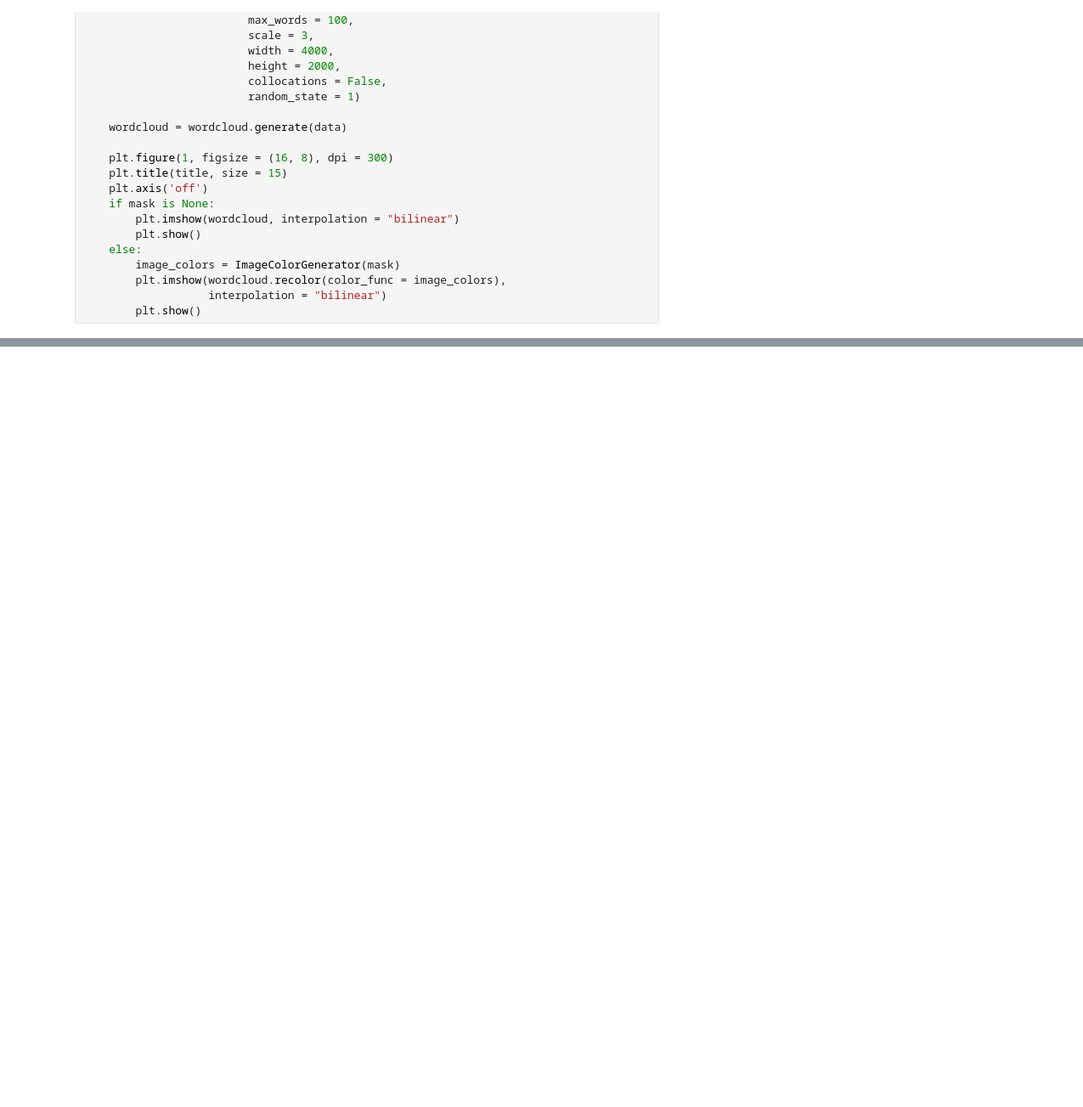
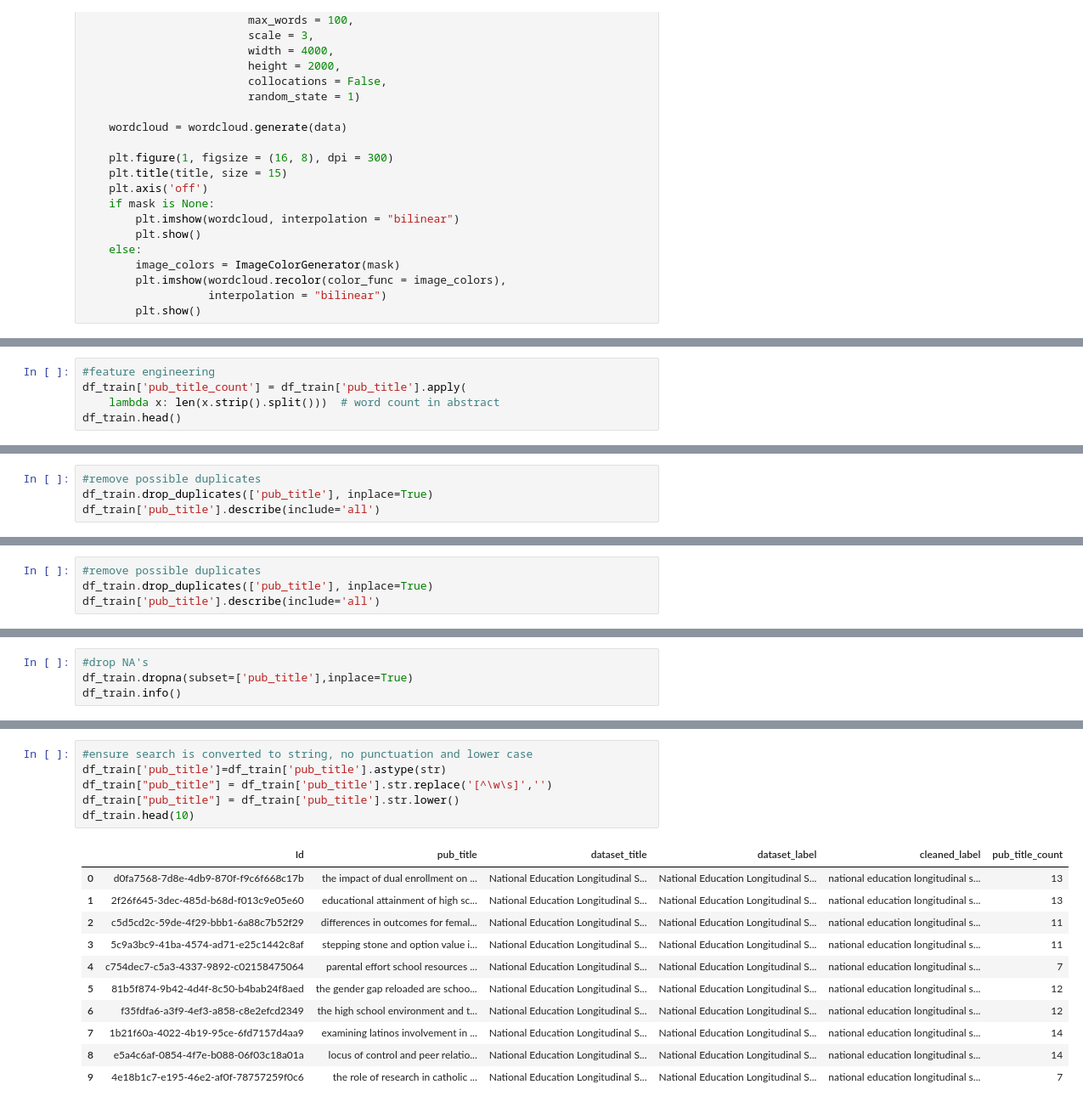
Before and after one commit to ghPRao/NLP_article_reference, a Jupyter notebook: notebooks/eda.ipynb, the cells around one changed output, grey strips where cells are left out. Shown at 85% size. Saved outputs shown, nothing was run; the diff lists cells and outputs as text; blank space fills up the shorter version.

```diff
--- a/notebooks/eda.ipynb
+++ b/notebooks/eda.ipynb
@@ -187,0 +249,5 @@ NameError: name 'show_wordcloud' is not defined
+# %%
+#feature engineering
+df_train['pub_title_count'] = df_train['pub_title'].apply(
+    lambda x: len(x.strip().split()))  # word count in abstract
+df_train.head()
@@ -187,0 +261,4 @@ NameError: name 'show_wordcloud' is not defined
+# %%
+#remove possible duplicates
+df_train.drop_duplicates(['pub_title'], inplace=True)
+df_train['pub_title'].describe(include='all')
@@ -187,0 +271,4 @@ NameError: name 'show_wordcloud' is not defined
+# %%
+#remove possible duplicates
+df_train.drop_duplicates(['pub_title'], inplace=True)
+df_train['pub_title'].describe(include='all')
@@ -187,0 +281,4 @@ NameError: name 'show_wordcloud' is not defined
+# %%
+#drop NA's
+df_train.dropna(subset=['pub_title'],inplace=True)
+df_train.info()
@@ -187,0 +318,18 @@ NameError: name 'show_wordcloud' is not defined
+# %%
+#ensure search is converted to string, no punctuation and lower case
+df_train['pub_title']=df_train['pub_title'].astype(str)
+df_train["pub_title"] = df_train['pub_title'].str.replace('[^\w\s]','')
+df_train["pub_title"] = df_train['pub_title'].str.lower()
+df_train.head(10)
+# %% [output]
+|  | Id | pub_title | dataset_title | dataset_label | cleaned_label | pub_title_count |
+| 0 | d0fa7568-7d8e-4db9-870f-f9c6f668c17b | the impact of dual enrollment on ... | National Education Longitudinal S... | National Education Longitudinal S... | national education longitudinal s... | 13 |
+| 1 | 2f26f645-3dec-485d-b68d-f013c9e05e60 | educational attainment of high sc... | National Education Longitudinal S... | National Education Longitudinal S... | national education longitudinal s... | 13 |
+| 2 | c5d5cd2c-59de-4f29-bbb1-6a88c7b52f29 | differences in outcomes for femal... | National Education Longitudinal S... | National Education Longitudinal S... | national education longitudinal s... | 11 |
+| 3 | 5c9a3bc9-41ba-4574-ad71-e25c1442c8af | stepping stone and option value i... | National Education Longitudinal S... | National Education Longitudinal S... | national education longitudinal s... | 11 |
+| 4 | c754dec7-c5a3-4337-9892-c02158475064 | parental effort school resources ... | National Education Longitudinal S... | National Education Longitudinal S... | national education longitudinal s... | 7 |
+| 5 | 81b5f874-9b42-4d4f-8c50-b4bab24f8aed | the gender gap reloaded are schoo... | National Education Longitudinal S... | National Education Longitudinal S... | national education longitudinal s... | 12 |
+| 6 | f35fdfa6-a3f9-4ef3-a858-c8e2efcd2349 | the high school environment and t... | National Education Longitudinal S... | National Education Longitudinal S... | national education longitudinal s... | 12 |
+| 7 | 1b21f60a-4022-4b19-95ce-6fd7157d4aa9 | examining latinos involvement in ... | National Education Longitudinal S... | National Education Longitudinal S... | national education longitudinal s... | 14 |
+| 8 | e5a4c6af-0854-4f7e-b088-06f03c18a01a | locus of control and peer relatio... | National Education Longitudinal S... | National Education Longitudinal S... | national education longitudinal s... | 14 |
+| 9 | 4e18b1c7-e195-46e2-af0f-78757259f0c6 | the role of research in catholic ... | National Education Longitudinal S... | National Education Longitudinal S... | national education longitudinal s... | 7 |
```
Also changed, not shown: parts of 34 cells of this notebook.
